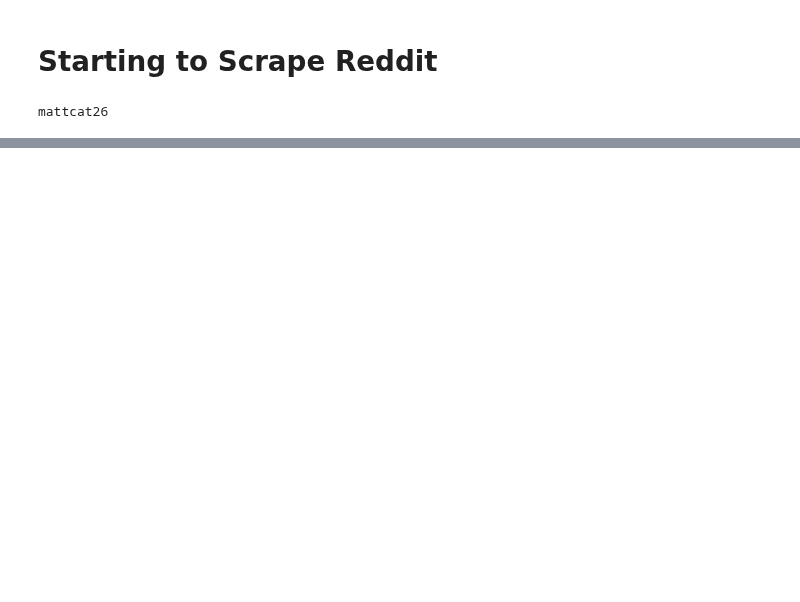
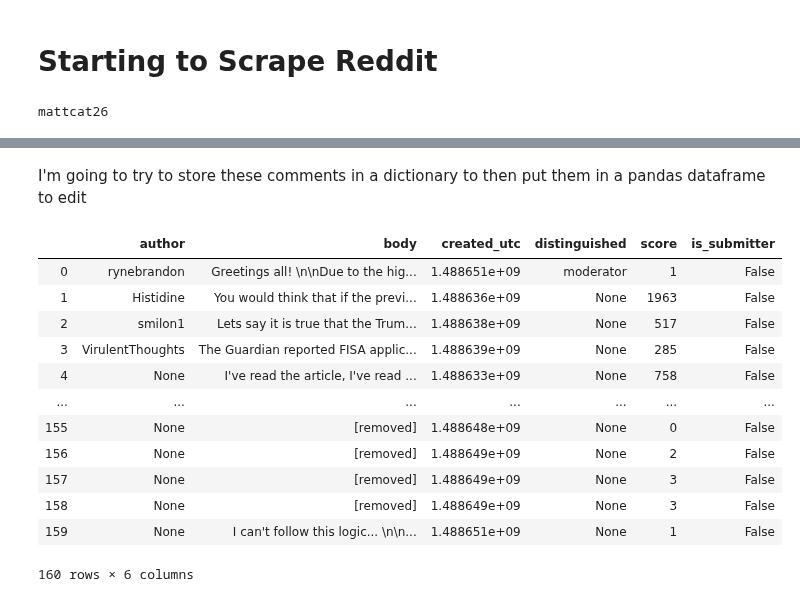
Before and after one commit to mcatalano26/cmps-cap, a Jupyter notebook: Matt's Work.ipynb, the cells around one changed output, grey strips where cells are left out. Drawn from its saved outputs; the diff is of its cells as text; code cells hidden in the pictures; blank space fills up the shorter version.

```diff
--- a/Matt's Work.ipynb
+++ b/Matt's Work.ipynb
@@ -33,0 +119,8 @@ Alexandria Ocasio-Cortez Wants To Replace Columbus Day With Holiday For Election
+# %%
+submission.comments.replace_more(limit=None)
+i = 0
+for comment in submission.comments.list():
+    print(str(i) + '\n')
+    print(comment.body)
+    print('\n')
+    i+=1
@@ -33,0 +145,33 @@ Alexandria Ocasio-Cortez Wants To Replace Columbus Day With Holiday For Election
+# %% [markdown]
+I'm going to try to store these comments in a dictionary to then put them in a pandas dataframe to edit
+# %%
+comments_dict = {'author': [], 'body': [], 'created_utc': [], 'distinguished': [], 'score': [], 'is_submitter': []}
+
+submission.comments.replace_more(limit=None)
+i = 0
+for comment in submission.comments.list():
+    comments_dict['author'].append(comment.author)
+    comments_dict['body'].append(comment.body)
+    comments_dict['created_utc'].append(comment.created_utc)
+    comments_dict['distinguished'].append(comment.distinguished)
+    comments_dict['score'].append(comment.score)
+    comments_dict['is_submitter'].append(comment.is_submitter)
+    i+=1
+
+comment_data = pd.DataFrame(comments_dict)
+# %%
+comment_data
+# %% [output]
+|  | author | body | created_utc | distinguished | score | is_submitter |
+| 0 | rynebrandon | Greetings all! \n\nDue to the hig... | 1.488651e+09 | moderator | 1 | False |
+| 1 | Histidine | You would think that if the previ... | 1.488636e+09 | None | 1963 | False |
+| 2 | smilon1 | Lets say it is true that the Trum... | 1.488638e+09 | None | 517 | False |
+| 3 | VirulentThoughts | The Guardian reported FISA applic... | 1.488639e+09 | None | 285 | False |
+| 4 | None | I've read the article, I've read ... | 1.488633e+09 | None | 758 | False |
+| ... | ... | ... | ... | ... | ... | ... |
+| 155 | None | [removed] | 1.488648e+09 | None | 0 | False |
+| 156 | None | [removed] | 1.488649e+09 | None | 2 | False |
+| 157 | None | [removed] | 1.488649e+09 | None | 3 | False |
+| 158 | None | [removed] | 1.488649e+09 | None | 3 | False |
+| 159 | None | I can't follow this logic... \n\n... | 1.488651e+09 | None | 1 | False |
+160 rows × 6 columns
```
Also changed, not shown: parts of 16 cells of this notebook, 1 other file.
